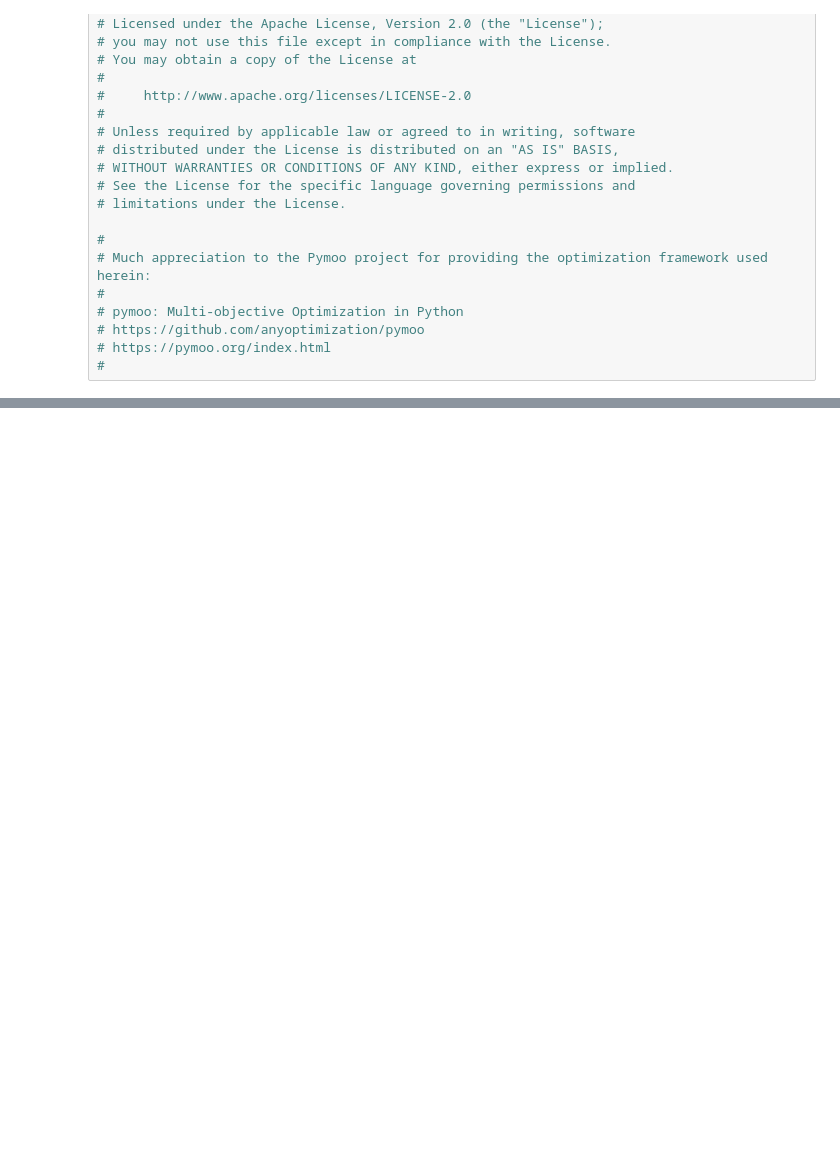
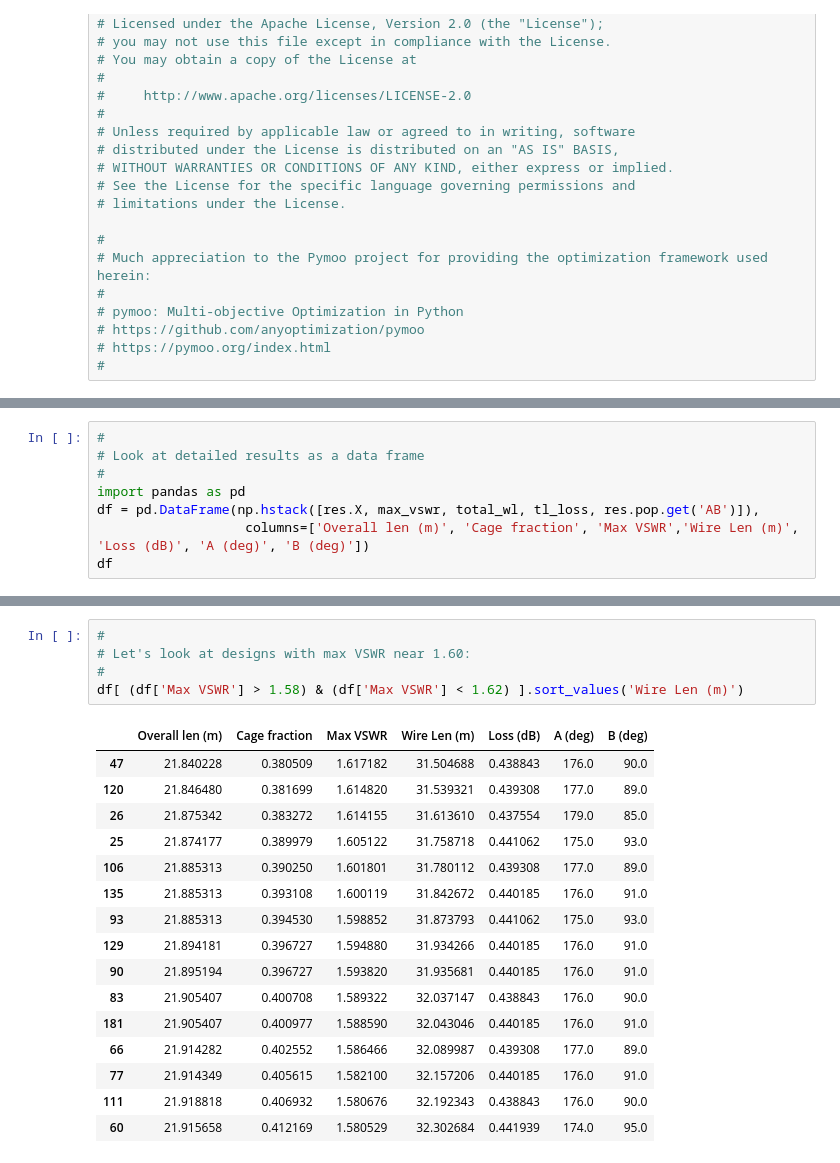
Before and after one commit to flatos/nec5toolkit, a Jupyter notebook: Wire Antennas/051_Broadband_80m_Antennas_Part_2.ipynb, the cells around one changed output, grey strips where cells are left out. Saved outputs shown, nothing was run; the diff lists cells and outputs as text; blank space fills up the shorter version.

```diff
--- a/Wire Antennas/051_Broadband_80m_Antennas_Part_2.ipynb
+++ b/Wire Antennas/051_Broadband_80m_Antennas_Part_2.ipynb
@@ -38,0 +261,8 @@ Thanks to the folks at the Pymoo project ("Python Multi-objective Optimization")
+# %%
+#
+# Look at detailed results as a data frame
+#
+import pandas as pd
+df = pd.DataFrame(np.hstack([res.X, max_vswr, total_wl, tl_loss, res.pop.get('AB')]),
+                   columns=['Overall len (m)', 'Cage fraction', 'Max VSWR','Wire Len (m)', 'Loss (dB)', 'A (deg)', 'B (deg)'])
+df
@@ -38,0 +283,22 @@ Thanks to the folks at the Pymoo project ("Python Multi-objective Optimization")
+# %%
+#
+# Let's look at designs with max VSWR near 1.60:
+#
+df[ (df['Max VSWR'] > 1.58) & (df['Max VSWR'] < 1.62) ].sort_values('Wire Len (m)')
+# %% [output]
+|  | Overall len (m) | Cage fraction | Max VSWR | Wire Len (m) | Loss (dB) | A (deg) | B (deg) |
+| 47 | 21.840228 | 0.380509 | 1.617182 | 31.504688 | 0.438843 | 176.0 | 90.0 |
+| 120 | 21.846480 | 0.381699 | 1.614820 | 31.539321 | 0.439308 | 177.0 | 89.0 |
+| 26 | 21.875342 | 0.383272 | 1.614155 | 31.613610 | 0.437554 | 179.0 | 85.0 |
+| 25 | 21.874177 | 0.389979 | 1.605122 | 31.758718 | 0.441062 | 175.0 | 93.0 |
+| 106 | 21.885313 | 0.390250 | 1.601801 | 31.780112 | 0.439308 | 177.0 | 89.0 |
+| 135 | 21.885313 | 0.393108 | 1.600119 | 31.842672 | 0.440185 | 176.0 | 91.0 |
+| 93 | 21.885313 | 0.394530 | 1.598852 | 31.873793 | 0.441062 | 175.0 | 93.0 |
+| 129 | 21.894181 | 0.396727 | 1.594880 | 31.934266 | 0.440185 | 176.0 | 91.0 |
+| 90 | 21.895194 | 0.396727 | 1.593820 | 31.935681 | 0.440185 | 176.0 | 91.0 |
+| 83 | 21.905407 | 0.400708 | 1.589322 | 32.037147 | 0.438843 | 176.0 | 90.0 |
+| 181 | 21.905407 | 0.400977 | 1.588590 | 32.043046 | 0.440185 | 176.0 | 91.0 |
+| 66 | 21.914282 | 0.402552 | 1.586466 | 32.089987 | 0.439308 | 177.0 | 89.0 |
+| 77 | 21.914349 | 0.405615 | 1.582100 | 32.157206 | 0.440185 | 176.0 | 91.0 |
+| 111 | 21.918818 | 0.406932 | 1.580676 | 32.192343 | 0.438843 | 176.0 | 90.0 |
+| 60 | 21.915658 | 0.412169 | 1.580529 | 32.302684 | 0.441939 | 174.0 | 95.0 |
```
Also changed, not shown: parts of 8 cells of this notebook, 6 other files.
